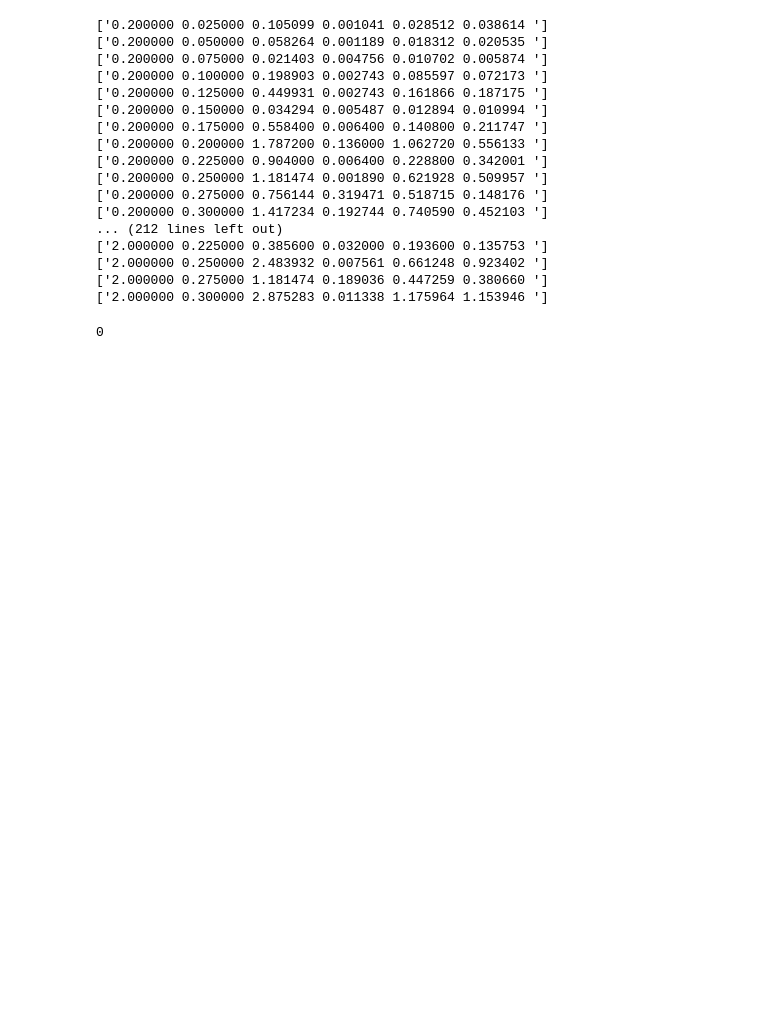
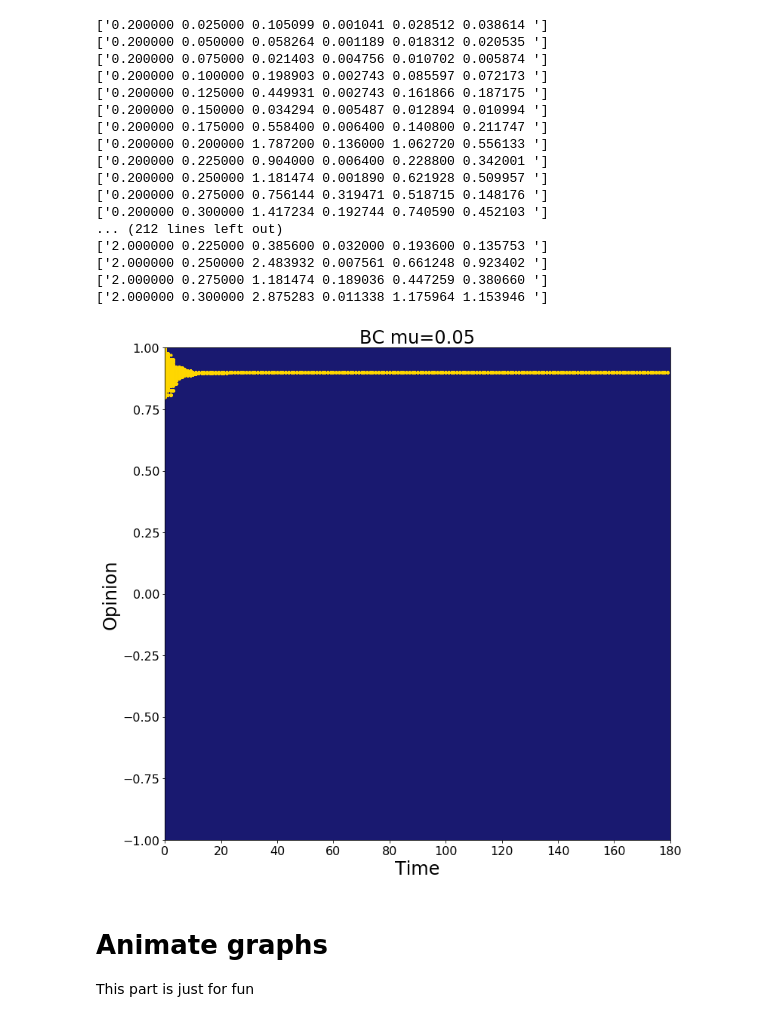
Before and after one commit to ken-neth/opinion_dynamics_BSE, a Jupyter notebook: data analysis.ipynb, the cells around one changed output. Drawn from its saved outputs; the diff is of its cells as text; code cells hidden in the pictures; blank space fills up the shorter version.

```diff
--- a/data analysis.ipynb
+++ b/data analysis.ipynb
@@ -59,7 +75,7 @@ step = []
 opinions = []
 cs = []
 
-model_name = 'RA'
+model_name = 'BC'
 
 with open(model_name+'opinions.csv') as csv_file:
     readCSV = csv.reader(csv_file, delimiter=',')
@@ -77,14 +93,23 @@ with open(model_name+'opinions.csv') as csv_file:
 #         sub_op.append(opinions[i]*100)
 #         sub_step.append(0)
 
-# cmap = matplotlib.colors.ListedColormap(["red","orange","gold","gold", "gold","gold", "orange","red"])
+cmap = matplotlib.colors.ListedColormap(["red","orange","gold","gold", "gold","gold", "orange","red"])
+
+
+upper = 0.8
+lower = -0.8
+supper = np.ma.masked_where(opinions < upper, opinions)
+slower = np.ma.masked_where(opinions > lower, opinions)
+smiddle = np.ma.masked_where((opinions < lower) | (opinions > upper), opinions)
 
 figure(3, figsize=(10,10))
 xlabel('Time', fontsize=30)
 ylabel('Opinion', fontsize=30)
-title(model_name +" mu=0.05 pe=0.8", fontsize=30)
-# p3 = scatter(step, opinions, c=opinions, cmap=cmap)
-p3 = scatter(step, opinions, c="red")
+title(model_name +" mu=0.2", fontsize=30)
+p3 = scatter(step, smiddle, step, slower, step, supper)
+ax=axes()
+ax.set_facecolor('midnightblue')
+# p3 = scatter(step, opinions, c="green")
 xlim(xmin=0, xmax=180)
 ylim(ymin=-1, ymax=1)
 show()
@@ -113,7 +138,45 @@ with open('ymetric.csv') as csv_file:
 ['2.000000 0.250000 2.483932 0.007561 0.661248 0.923402 ']
 ['2.000000 0.275000 1.181474 0.189036 0.447259 0.380660 ']
 ['2.000000 0.300000 2.875283 0.011338 1.175964 1.153946 ']
-# %%
-sum([0,0])
-# %% [output]
-0
+# %%
+steps = []
+opinions = []
+cs = []
+
+model_name = 'BC'
+
+with open(model_name+'opinions.csv') as csv_file:
+    readCSV = csv.reader(csv_file, delimiter=',')
+    for row in readCSV:
+        ntime=row[1]
+        for opinion in row[4:]:
+            if opinion != ' ':
+                opinions.append(float(opinion))
+                steps.append(float(ntime))
+
+# sub_op = []
+# sub_step = []
+# for i in range(len(opinions)):
+#     if step[i] == 0:
+#         sub_op.append(opinions[i]*100)
+#         sub_step.append(0)
+
+# cmap = matplotlib.colors.ListedColormap(["red","orange","gold","gold", "gold","gold", "orange","red"])
+
+
+figure(3, figsize=(12,12))
+ax=axes(xlim=(0, 180), ylim=(-1, 1))
+xticks(fontsize=16)
+yticks(fontsize=16)
+ax.set_facecolor('midnightblue')
+p3 = scatter(steps, opinions, c='gold', s=10)
+xlabel('Time', fontsize=24)
+ylabel('Opinion', fontsize=24)
+title(model_name +" mu=0.05", fontsize=24)
+show()
+# %% [output]
+[figure, added]
+# %% [markdown]
+# Animate graphs
+
+This part is just for fun
```
Also changed, not shown: parts of 10 cells of this notebook, 17 other files.
